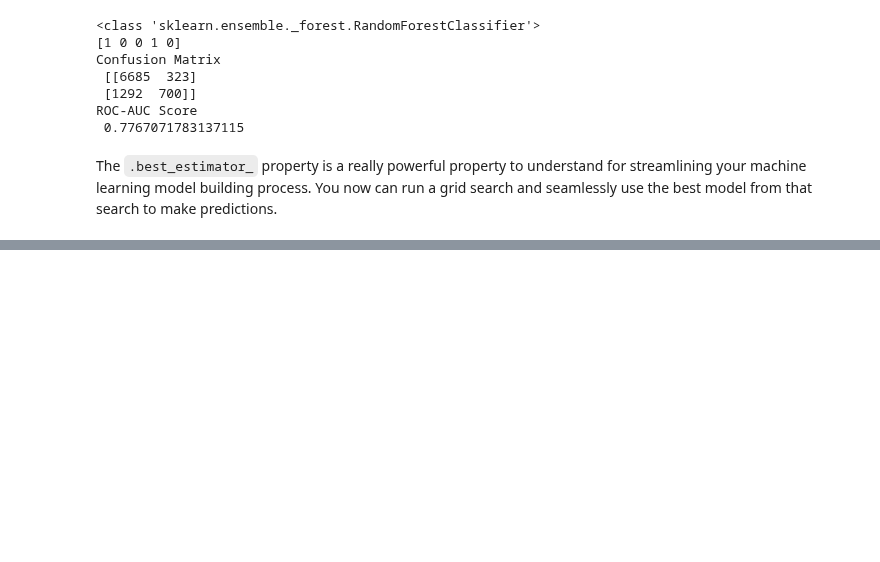
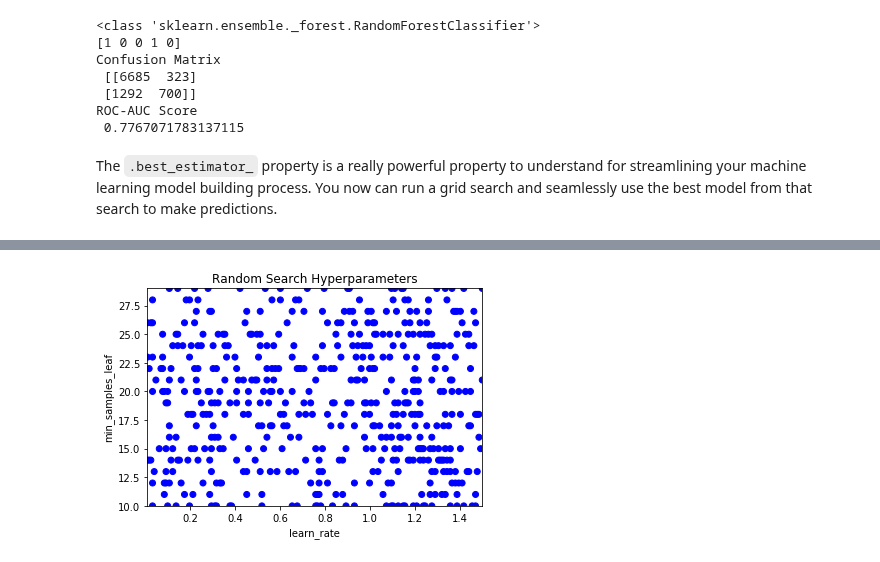
Before and after one commit to yeisonmontoya1815/Course-Machine-Learning-Python, a Jupyter notebook: 14. Hyperparameter Tuning in Python/14. Hyperparameter Tuning in Python.ipynb, the cells around one changed output, grey strips where cells are left out. Drawn from its saved outputs; the diff is of its cells as text; code cells hidden in the pictures; blank space fills up the shorter version.

```diff
--- a/14. Hyperparameter Tuning in Python/14. Hyperparameter Tuning in Python.ipynb
+++ b/14. Hyperparameter Tuning in Python/14. Hyperparameter Tuning in Python.ipynb
@@ -562,0 +635,18 @@ The `.best_estimator_` property is a really powerful property to understand for
+# %%
+import random
+
+# Create lists for criterion and max_features
+criterion_list = ['gini', 'entropy']
+max_feature_list = ['auto', 'sqrt', 'log2', None]
+
+# Create a list of values for the max_dep hyperparameter
+max_depth_list = list(range(3, 56))
+
+# Combination list
+combinations_list = [list(x)  for x in product(criterion_list, max_feature_list, max_depth_list)]
+
+# Cample hyperparameter combinations for a random search
+combinations_random_chosen = random.sample(combinations_list, 30)
+
+# Print the result
+pprint(combinations_random_chosen)
@@ -562,0 +718,5 @@ The `.best_estimator_` property is a really powerful property to understand for
+# %%
+# Sample and visualize specified combinations
+sample_and_visualize_hyperparameters(500)
+# %% [output]
+[figure, added]
```
Also changed, not shown: parts of 22 cells of this notebook.
